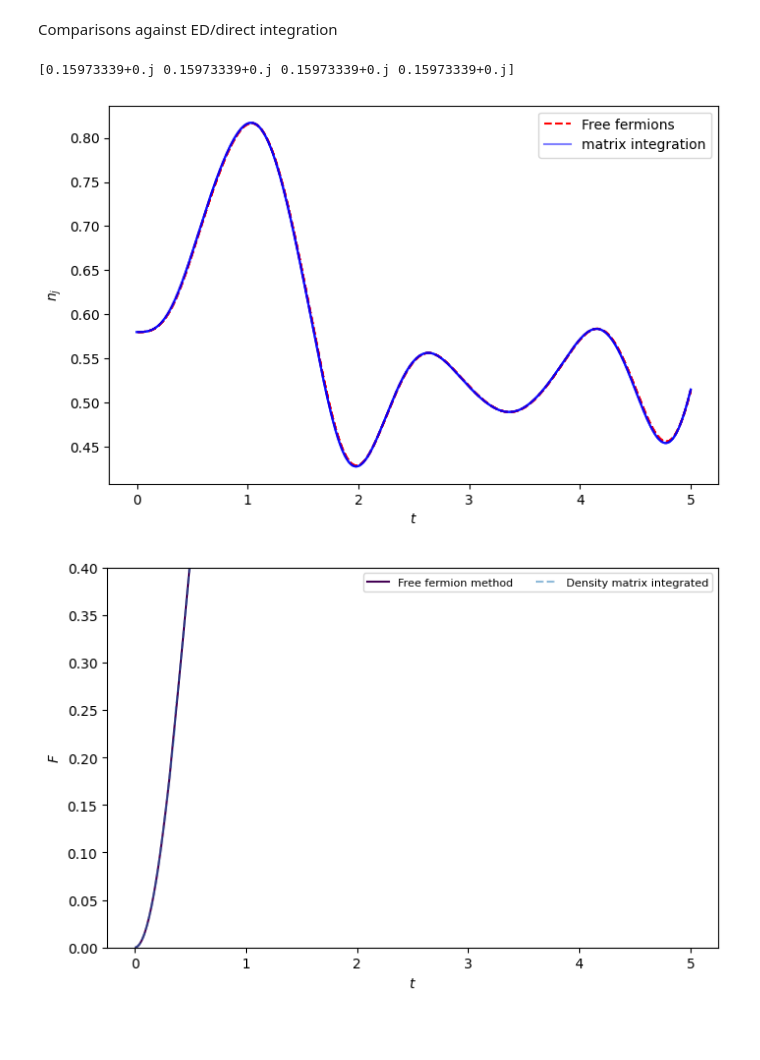
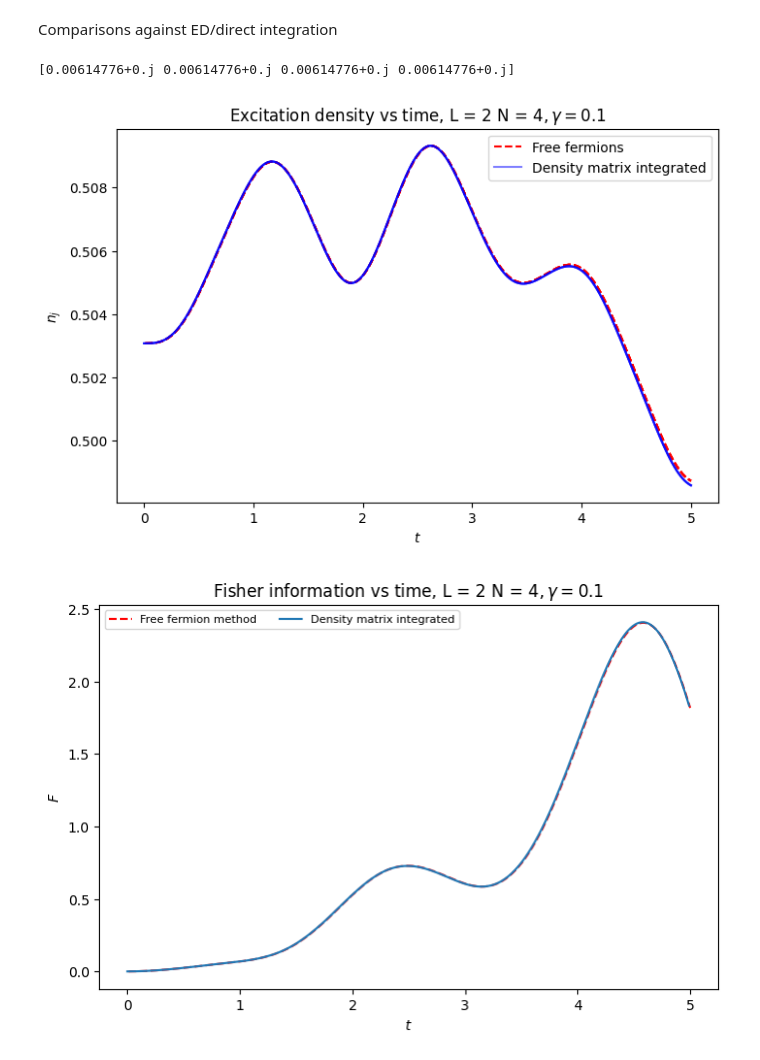
Before and after one commit to SamuelEwanBegg/XY_sensing, a Jupyter notebook: XY_time_evolution.ipynb, the cells around one changed output. Drawn from its saved outputs; the diff is of its cells as text; code cells hidden in the pictures; blank space fills up the shorter version.

```diff
--- a/XY_time_evolution.ipynb
+++ b/XY_time_evolution.ipynb
@@ -19,7 +19,7 @@ stem = stem0  + 'Documents/Projects/Sensing/'
 
 # System parameters for periodic boundary condition spin chain
 J = 1.0  # +ve is Ferromagnet [Hamiltonian as defined Mishra, Bayat, PRL 127, 080504 (2021)]
-gamma = 0.4
+gamma = 0.1
 sites = 4
 h1_amp = 1.5
 h1_period = 6.0/4.0 #period of the drive
@@ -243,7 +243,7 @@ ax1 = ax
 
 matrixplot = 'yes'
 edplot = 'no'
-
+ax1.set_title(r'Excitation density vs time, L = ' + str(sub_system_range[1]) + ' N = ' + str(sites) + r'$, \gamma = $' + str(gamma))
 numberL = particle_numberL[0]
 for mm in range(0,sites):
 
@@ -265,7 +265,7 @@ if matrixplot == 'yes':
 
         if mm == 0:
 
-            ax1.plot(0.001*np.arange(0,np.size(mag_matrix,1)),0.5*mag_matrix[mm,:] + 0.5,'-b',alpha =0.5,label ='matrix integration')
+            ax1.plot(0.001*np.arange(0,np.size(mag_matrix,1)),0.5*mag_matrix[mm,:] + 0.5,'-b',alpha =0.5,label ='Density matrix integrated')
 
 
 if edplot == 'yes':
@@ -280,36 +280,36 @@ if edplot == 'yes':
 
         if mm == 0:
 
             ax1.plot(dted*np.arange(0,np.size(mag_ed,1)),mag_ed[mm,:] + 0.5,'-k',markersize = 1,label = 'ED',alpha =0.5)
 
 ax1.set_ylabel(r'$n_j$')
 ax1.set_xlabel(r'$t$')
 plt.legend()
 plt.show()
 
 fig1, ax = plt.subplots(1,1,figsize = (8,5))
 ax0 = ax
+ax0.set_title(r'Fisher information vs time, L = ' + str(sub_system_range[1]) + ' N = ' + str(sites) + r'$, \gamma = $' + str(gamma))
 
-ax0.plot(measure_tvec,Fisher_mat[0][1,:],color = color2[kk],label = 'Free fermion method')
+ax0.plot(measure_tvec,Fisher_mat[0][1,:],'--r',label = 'Free fermions')
 
 if matrixplot == 'yes':
 
     matrix_fisher = np.load(stem + 'matrix_results/Fisher.npy')
 
-    ax0.plot(0.01*np.arange(0,np.size(matrix_fisher)),matrix_fisher,'--',alpha =0.5,label = 'Density matrix integrated')
+    ax0.plot(0.01*np.arange(0,np.size(matrix_fisher)),matrix_fisher,label = 'Density matrix integrated')
 
 if edplot == 'yes':
 
     ed_fisher = np.load(stem + 'ed_results/Fisher.npy')
 
     ax0.plot(dted*np.arange(0,np.size(ed_fisher)),ed_fisher,':',label = 'ED')
 
 ax0.set_ylabel(r'$F$')
 ax0.set_xlabel(r'$t$')
 ax0.legend(ncol = 2,fontsize = 8)
-ax0.set_ylim(0,0.4)
 plt.show()
 # %% [output]
-[0.15973339+0.j 0.15973339+0.j 0.15973339+0.j 0.15973339+0.j]
+[0.00614776+0.j 0.00614776+0.j 0.00614776+0.j 0.00614776+0.j]
-[figure, old version]
+[figure, new version]
-[figure, old version]
+[figure, new version]
```
Also changed, not shown: parts of 2 cells of this notebook, 5 other files.
